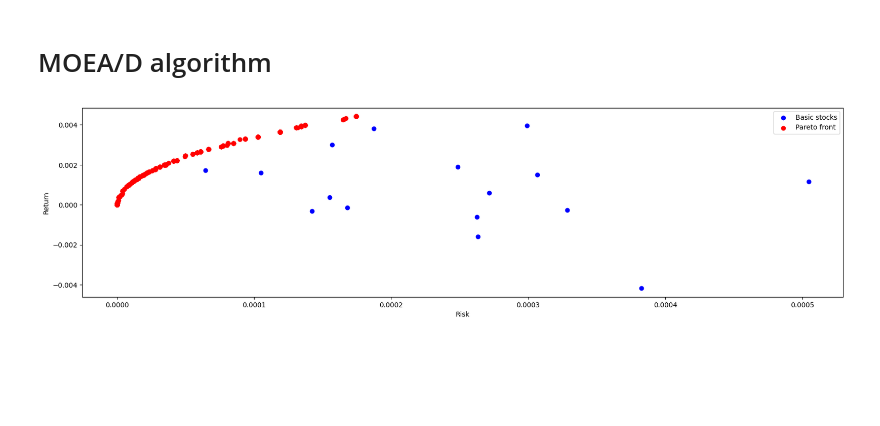
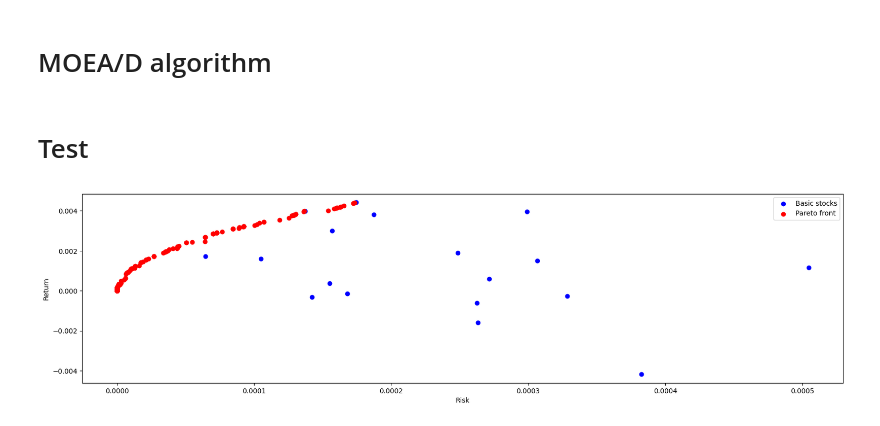
Before and after one commit to MaksWisniewski/PortfolioOpt, a Jupyter notebook: moead.ipynb, the cells around one changed output. Drawn from its saved outputs; the diff is of its cells as text; code cells hidden in the pictures; blank space fills up the shorter version.

Commit message:
MOEAD normalization

```diff
--- a/moead.ipynb
+++ b/moead.ipynb
@@ -117,6 +117,7 @@ def moead(objective_function,
           weight_vectors=default_weight_vectors(100),
           neighborhood_size=20,
           mutation_probability=0.2,
+          normalize=True,
           crossover_operator=single_point_crossover,
           mutation_operator=swap_mutation,
           population_generator=random_population):
@@ -131,6 +132,8 @@ def moead(objective_function,
                                         chromosome_length=chromosome_length)
      # evaluate population
      population_values = objective_function(population)
+     if normalize:
+          population_values /= (np.max(population_values, axis=0) - np.min(population_values, axis=0))
 
      # initialize reference point
      reference_point = np.min(population_values, axis=0)
@@ -148,6 +151,8 @@ def moead(objective_function,
 
      for _ in trange(number_of_iterations):
           for i in range(number_of_subproblems):
+               if normalize:
+                    population_values /= (np.max(population_values, axis=0) - np.min(population_values, axis=0))
                # select parents
                k,l = np.random.choice(neighborhoods[i], size=2, replace=False)
                # create offspring
@@ -157,6 +162,8 @@ def moead(objective_function,
 
                # evaluate offspring
                offspring_value = objective_function(offspring.reshape(1,-1))
+               if normalize:
+                    offspring_value /= (np.max(population_values, axis=0) - np.min(population_values, axis=0))
 
                # update reference point
                reference_point = np.min(np.vstack([reference_point, offspring_value]), axis=1)
@@ -181,7 +188,7 @@ def moead(objective_function,
                          pareto_population = np.vstack([pareto_population, offspring])
                          pareto_values = np.vstack([pareto_values, offspring_value])
 
-     return pareto_population, pareto_values
+     return pareto_population
 # %%
 def show_results(stock_risk=stock_returns_semi_var,
                  objective_function=portfolio_objective_function(risk_function=portfolio_risk_semi_var),
@@ -190,14 +197,22 @@ def show_results(stock_risk=stock_returns_semi_var,
     plt.ylabel('Return')
     plt.scatter(stock_risk, stock_returns_mean, c='b')
 
-    moead_result_pop, moead_result_val = moead(objective_function=objective_function,
+    moead_result = moead(objective_function=objective_function,
                                                chromosome_length=number_of_stocks,
                                                **kwargs)
-
-    plt.scatter(moead_result_val[:,0], -moead_result_val[:,1], c='r')
+    pareto_front = objective_function(moead_result)
+    plt.scatter(pareto_front[:,0], -pareto_front[:,1], c='r')
     plt.legend(['Basic stocks', 'Pareto front'])
     plt.show()
-# %%
-show_results(number_of_iterations=1000)
-# %% [output]
-[figure, removed]
+# %% [markdown]
+# Test
+# %%
+show_results(number_of_iterations=500,
+             weight_vectors=default_weight_vectors(100),
+             neighborhood_size=20,
+             mutation_probability=0.25,
+             normalize=True,
+             crossover_operator=single_point_crossover,
+             mutation_operator=swap_mutation)
+# %% [output]
+[figure, added]
```
Also changed, not shown: parts of 2 cells of this notebook.
